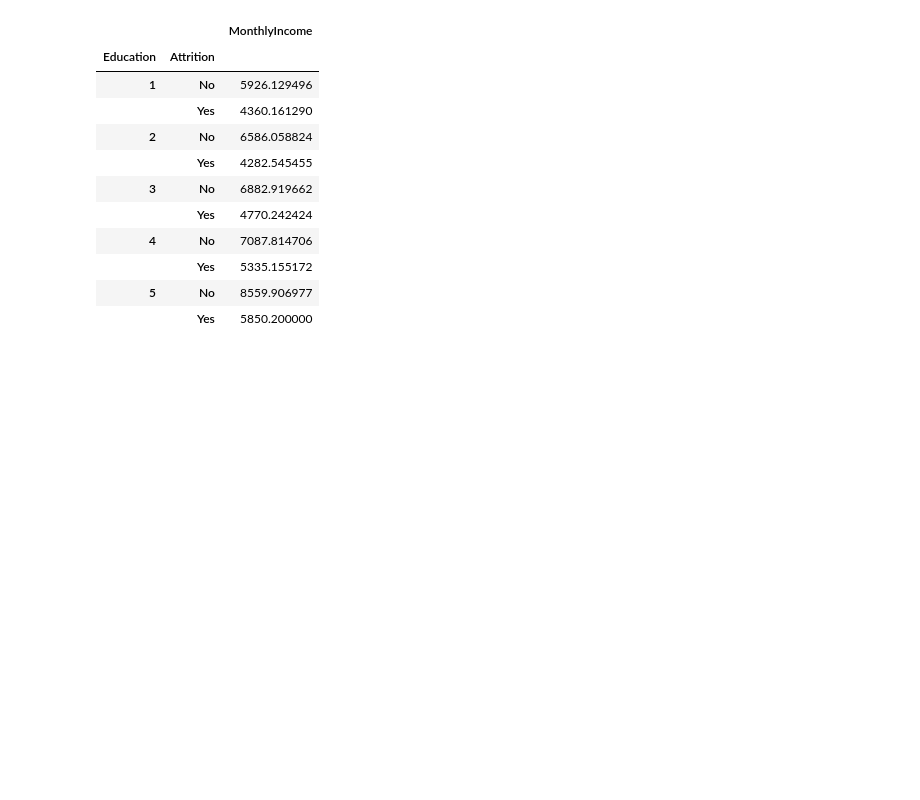
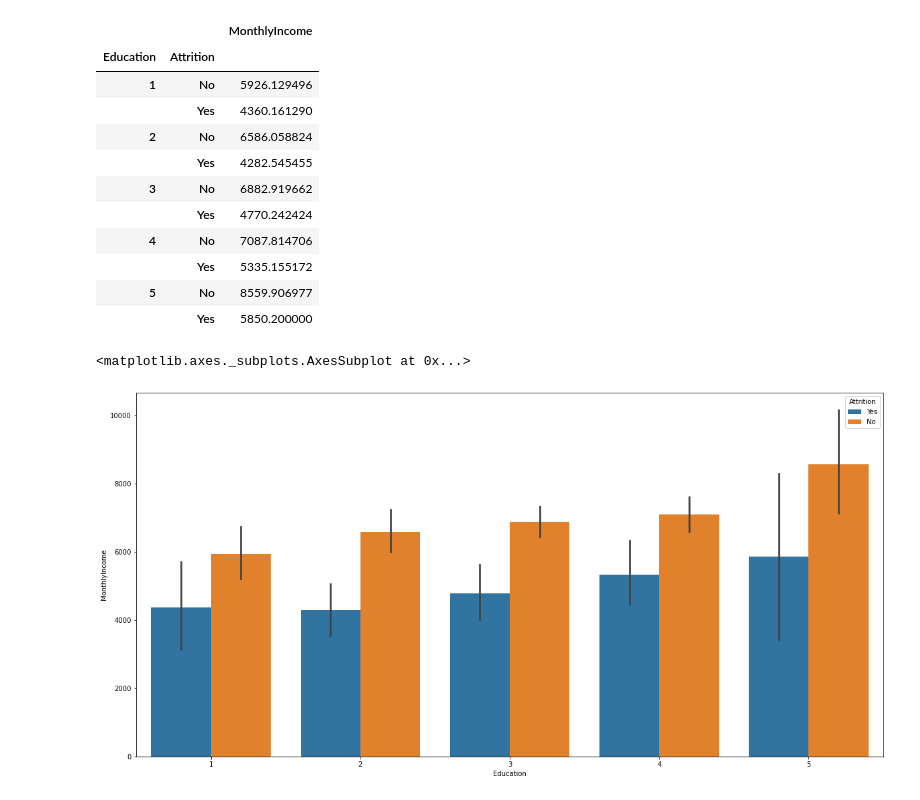
Before and after one commit to crono-96/ADS-Assignment-2-3, a Jupyter notebook: Untitled.ipynb, the cells around one changed output. Drawn from its saved outputs; the diff is of its cells as text; code cells hidden in the pictures; blank space fills up the shorter version.

```diff
--- a/Untitled.ipynb
+++ b/Untitled.ipynb
@@ -160,3 +186,9 @@ df5
 |  | Yes | 5335.155172 |
 | 5 | No | 8559.906977 |
 |  | Yes | 5850.200000 |
+# %%
+plt.figure (figsize =(20,10))
+sns.barplot (x= "Education" , y= "MonthlyIncome", data = df1 , hue ="Attrition")
+# %% [output]
+<matplotlib.axes._subplots.AxesSubplot at 0x...>
+[figure, added]
```
Also changed, not shown: parts of 2 cells of this notebook, 2 other files.
